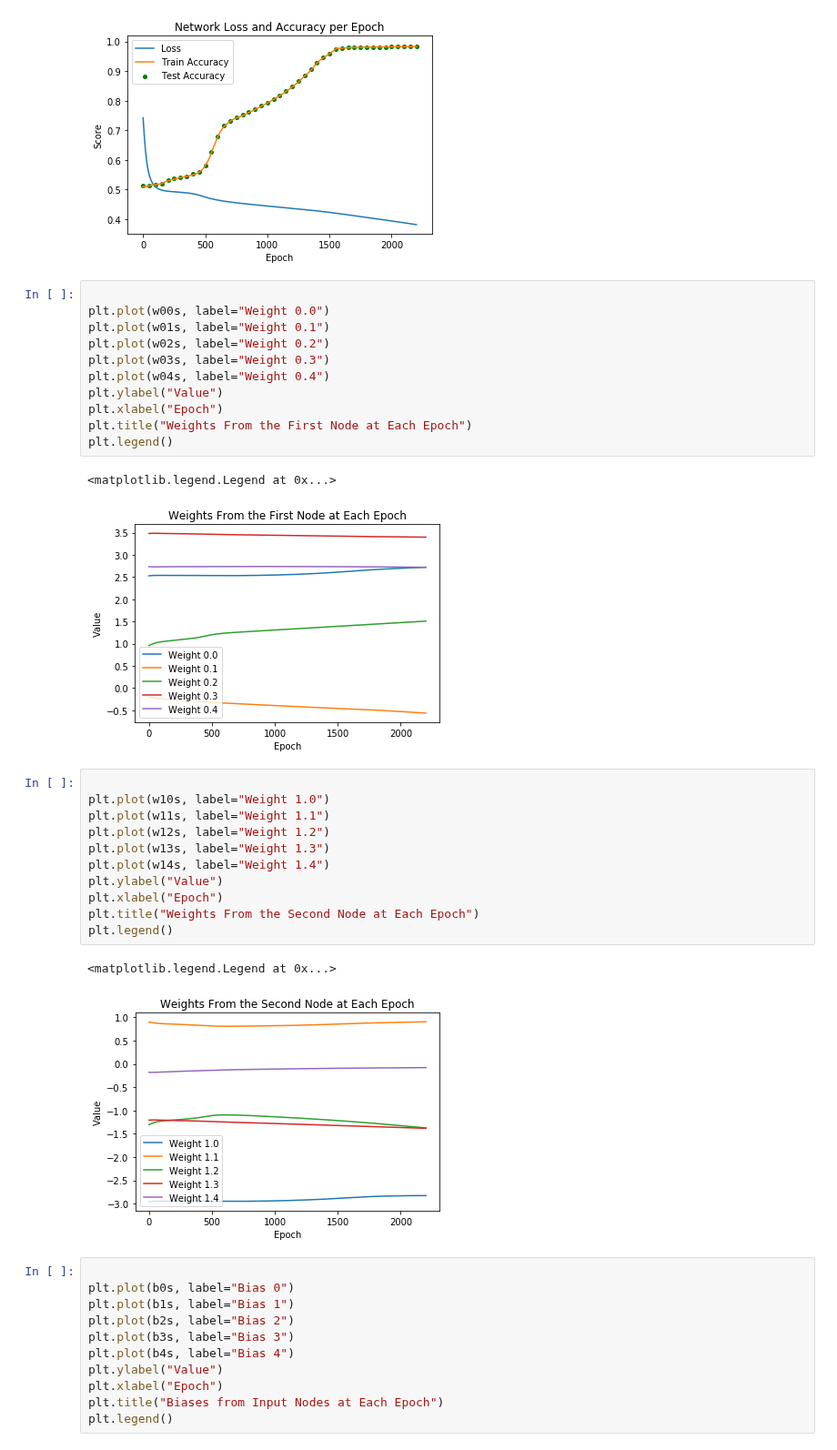
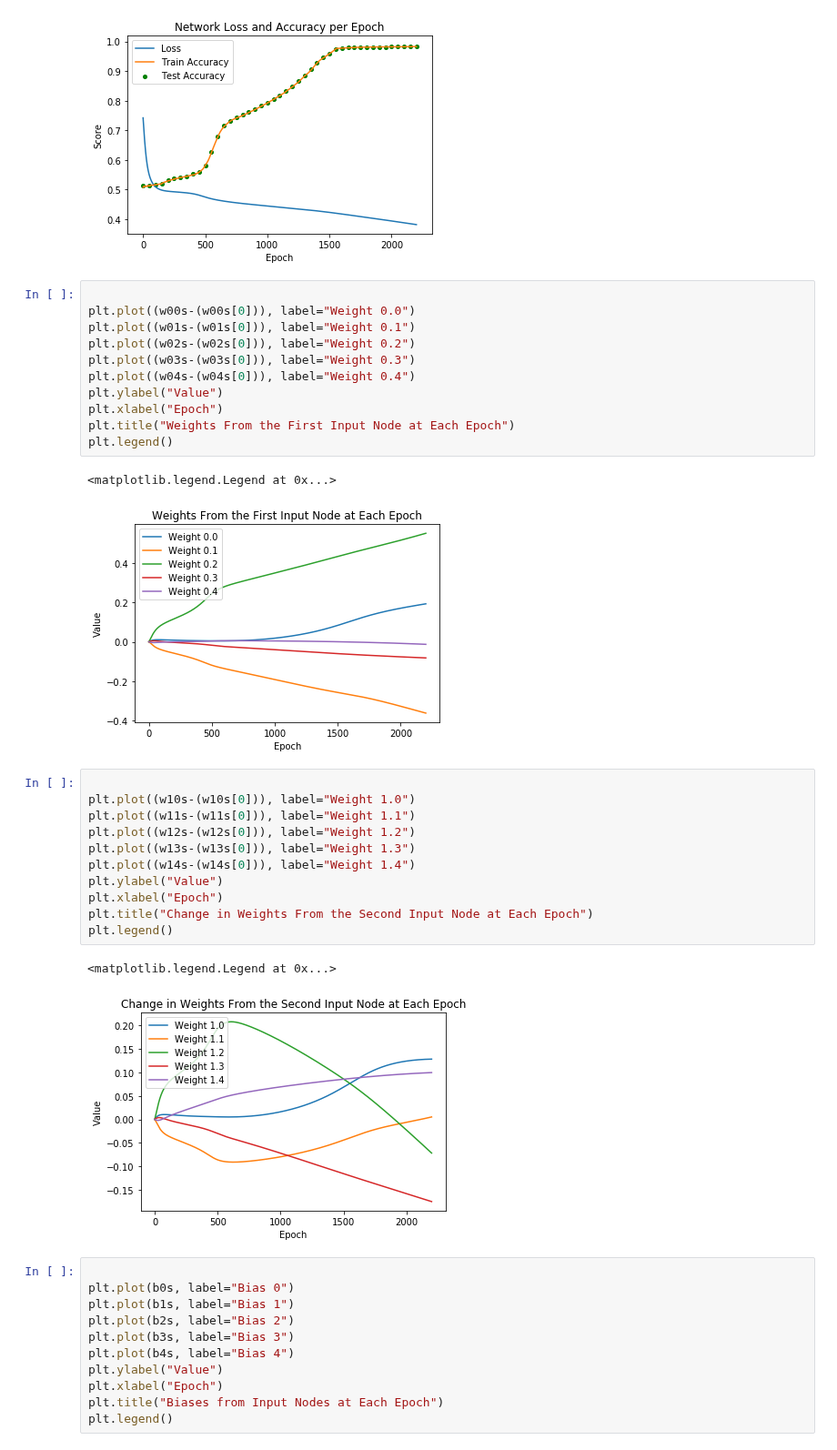
Before and after one commit to btannenw/CMS_machineLearning, a Jupyter notebook: leptonIdentificationNN/leptonIdNN_P2NegE2.ipynb, the cells around one changed output. Shown at 91% size. Saved outputs shown, nothing was run; the diff lists cells and outputs as text.

```diff
--- a/leptonIdentificationNN/leptonIdNN_P2NegE2.ipynb
+++ b/leptonIdentificationNN/leptonIdNN_P2NegE2.ipynb
@@ -338,32 +338,32 @@ Text(0, 0.5, 'Score')
 [figure]
 # %%
 
-plt.plot(w00s, label="Weight 0.0")
-plt.plot(w01s, label="Weight 0.1")
-plt.plot(w02s, label="Weight 0.2")
-plt.plot(w03s, label="Weight 0.3")
-plt.plot(w04s, label="Weight 0.4")
+plt.plot((w00s-(w00s[0])), label="Weight 0.0")
+plt.plot((w01s-(w01s[0])), label="Weight 0.1")
+plt.plot((w02s-(w02s[0])), label="Weight 0.2")
+plt.plot((w03s-(w03s[0])), label="Weight 0.3")
+plt.plot((w04s-(w04s[0])), label="Weight 0.4")
 plt.ylabel("Value")
 plt.xlabel("Epoch")
-plt.title("Weights From the First Node at Each Epoch")
+plt.title("Weights From the First Input Node at Each Epoch")
 plt.legend()
 # %% [output]
 <matplotlib.legend.Legend at 0x...>
-[figure, old version]
+[figure, new version]
 # %%
 
-plt.plot(w10s, label="Weight 1.0")
-plt.plot(w11s, label="Weight 1.1")
-plt.plot(w12s, label="Weight 1.2")
-plt.plot(w13s, label="Weight 1.3")
-plt.plot(w14s, label="Weight 1.4")
+plt.plot((w10s-(w10s[0])), label="Weight 1.0")
+plt.plot((w11s-(w11s[0])), label="Weight 1.1")
+plt.plot((w12s-(w12s[0])), label="Weight 1.2")
+plt.plot((w13s-(w13s[0])), label="Weight 1.3")
+plt.plot((w14s-(w14s[0])), label="Weight 1.4")
 plt.ylabel("Value")
 plt.xlabel("Epoch")
-plt.title("Weights From the Second Node at Each Epoch")
+plt.title("Change in Weights From the Second Input Node at Each Epoch")
 plt.legend()
 # %% [output]
 <matplotlib.legend.Legend at 0x...>
-[figure, old version]
+[figure, new version]
 # %%
 
 plt.plot(b0s, label="Bias 0")
```
